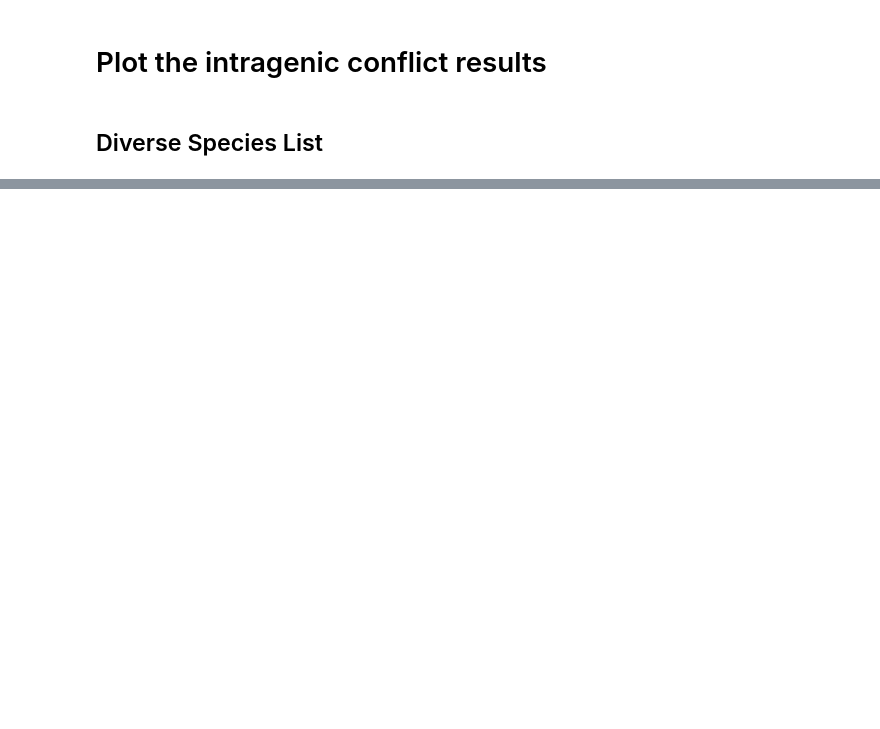
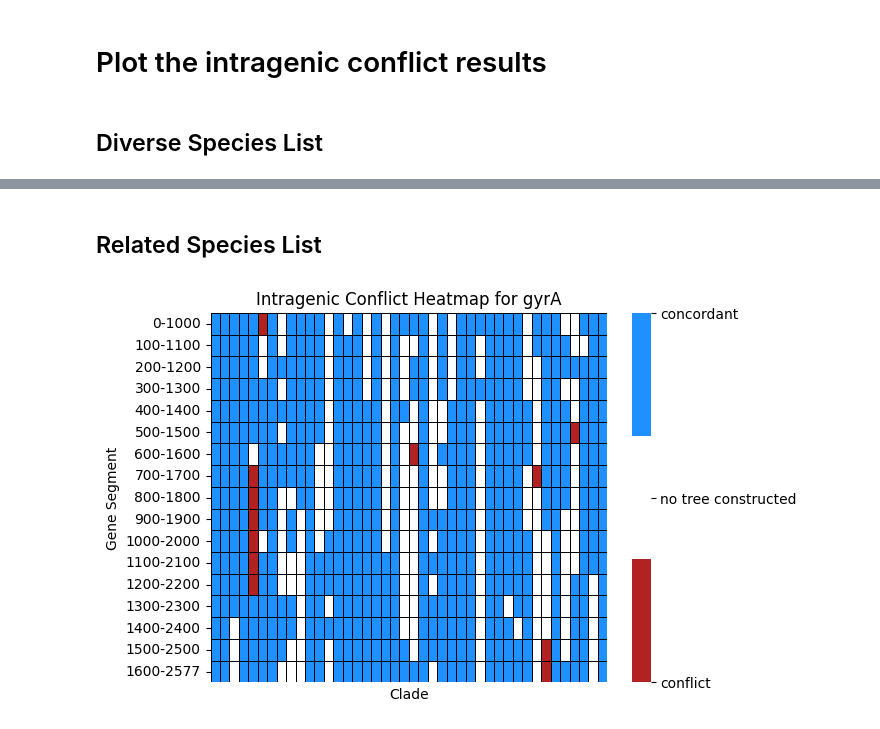
Before and after one commit to peneeta/HGTPhylogeny, a Jupyter notebook: intragenic_conflict/plot_ic_results.ipynb, the cells around one changed output, grey strips where cells are left out. Saved outputs shown, nothing was run; the diff lists cells and outputs as text; code cells hidden in the pictures; blank space fills up the shorter version.

```diff
--- a/intragenic_conflict/plot_ic_results.ipynb
+++ b/intragenic_conflict/plot_ic_results.ipynb
@@ -65,0 +70,7 @@ PlotIntragenicConflictHeatmap(bla_df, "bla")
+# %% [markdown]
+## Related Species List
+# %%
+gyra_df = pd.read_csv("./related/gyrA/gyrA_aligned_trimmed.fasta.interval_plotdata", sep=" ")
+PlotIntragenicConflictHeatmap(gyra_df, "gyrA")
+# %% [output]
+[figure, added]
```
Also changed, not shown: parts of 11 cells of this notebook, 54 other files.
